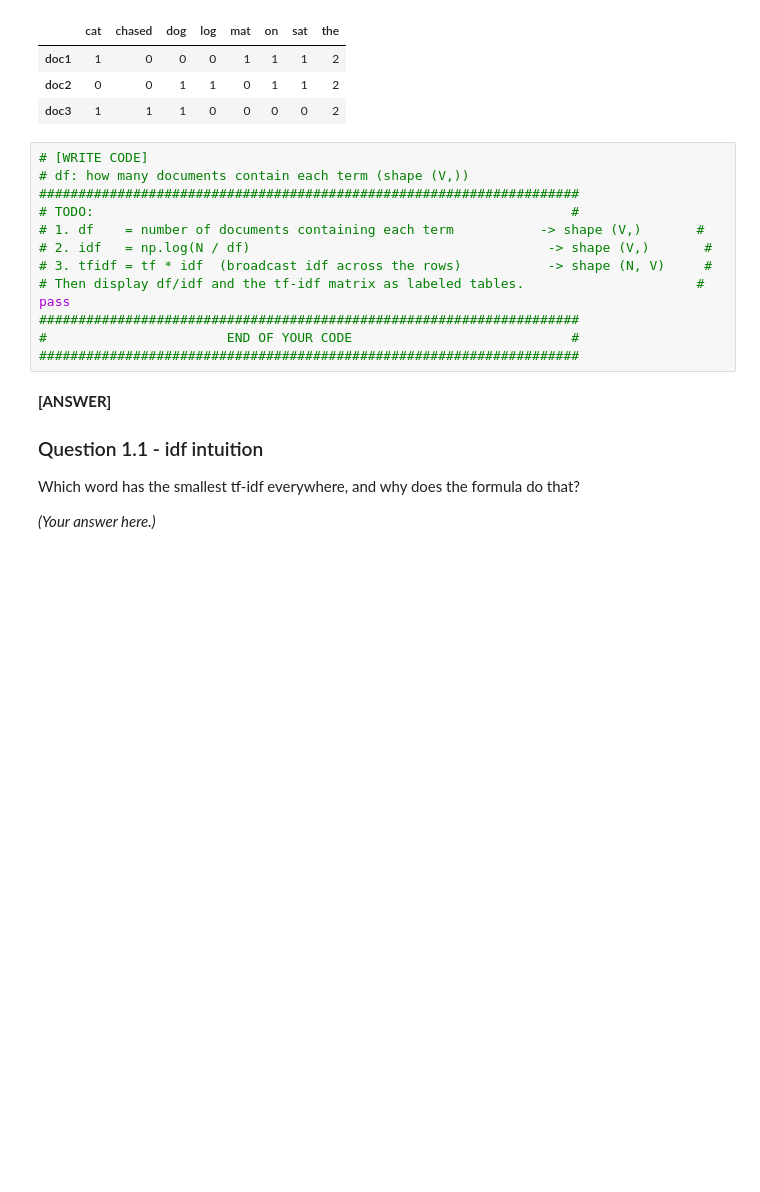
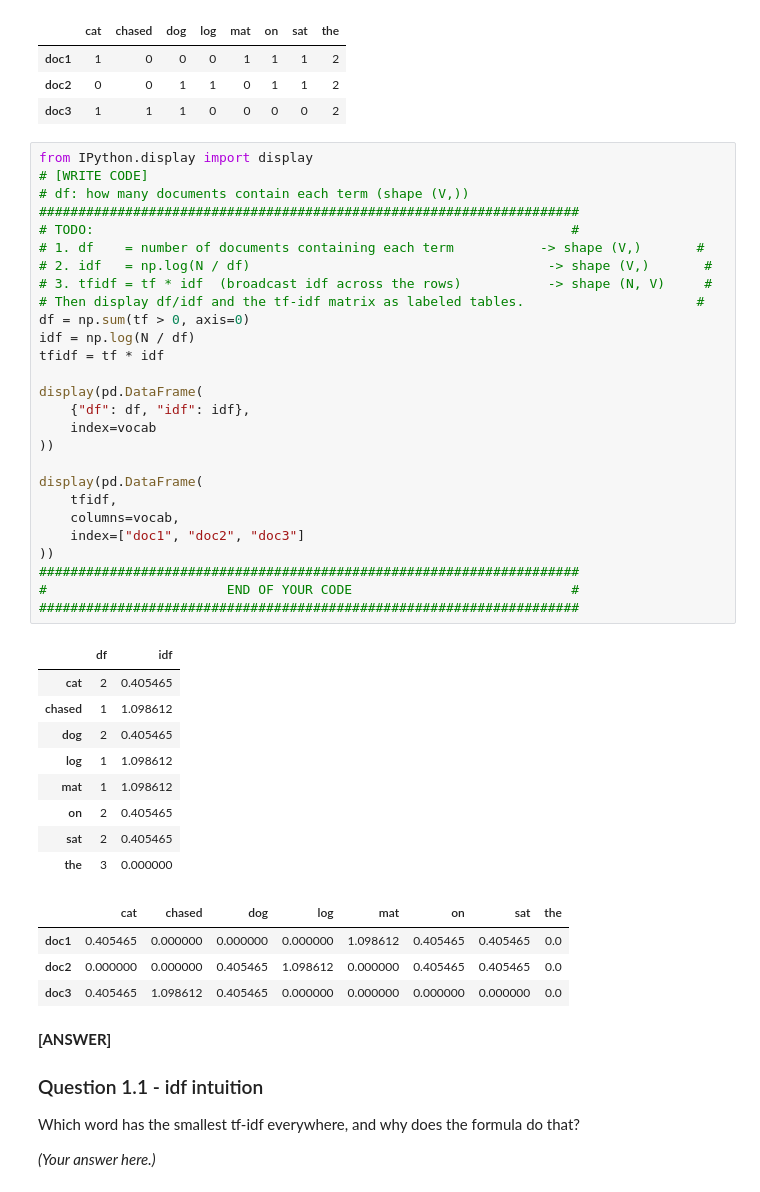
Before and after one commit to Hvemuri2/Supervised-learning-HW-3, a Jupyter notebook: HW3_unsupervised_learning_starter.ipynb, the cells around one changed output. Drawn from its saved outputs; the diff is of its cells as text; blank space fills up the shorter version.

```diff
--- a/HW3_unsupervised_learning_starter.ipynb
+++ b/HW3_unsupervised_learning_starter.ipynb
@@ -228,18 +228,46 @@ vocab: ['cat', 'chased', 'dog', 'log', 'mat', 'on', 'sat', 'the']
 | doc2 | 0 | 0 | 1 | 1 | 0 | 1 | 1 | 2 |
 | doc3 | 1 | 1 | 1 | 0 | 0 | 0 | 0 | 2 |
 # %%
+from IPython.display import display
 # [WRITE CODE]
 # df: how many documents contain each term (shape (V,))
 #####################################################################
 # TODO:                                                             #
 # 1. df    = number of documents containing each term           -> shape (V,)       #
 # 2. idf   = np.log(N / df)                                      -> shape (V,)       #
 # 3. tfidf = tf * idf  (broadcast idf across the rows)           -> shape (N, V)     #
 # Then display df/idf and the tf-idf matrix as labeled tables.                      #
-pass
+df = np.sum(tf > 0, axis=0)
+idf = np.log(N / df)
+tfidf = tf * idf
+
+display(pd.DataFrame(
+    {"df": df, "idf": idf},
+    index=vocab
+))
+
+display(pd.DataFrame(
+    tfidf,
+    columns=vocab,
+    index=["doc1", "doc2", "doc3"]
+))
 #####################################################################
 #                       END OF YOUR CODE                            #
 #####################################################################
+# %% [output]
+|  | df | idf |
+| cat | 2 | 0.405465 |
+| chased | 1 | 1.098612 |
+| dog | 2 | 0.405465 |
+| log | 1 | 1.098612 |
+| mat | 1 | 1.098612 |
+| on | 2 | 0.405465 |
+| sat | 2 | 0.405465 |
+| the | 3 | 0.000000 |
+|  | cat | chased | dog | log | mat | on | sat | the |
+| doc1 | 0.405465 | 0.000000 | 0.000000 | 0.000000 | 1.098612 | 0.405465 | 0.405465 | 0.0 |
+| doc2 | 0.000000 | 0.000000 | 0.405465 | 1.098612 | 0.000000 | 0.405465 | 0.405465 | 0.0 |
+| doc3 | 0.405465 | 1.098612 | 0.405465 | 0.000000 | 0.000000 | 0.000000 | 0.000000 | 0.0 |
 # %% [markdown]
 **[ANSWER]**
 
```
